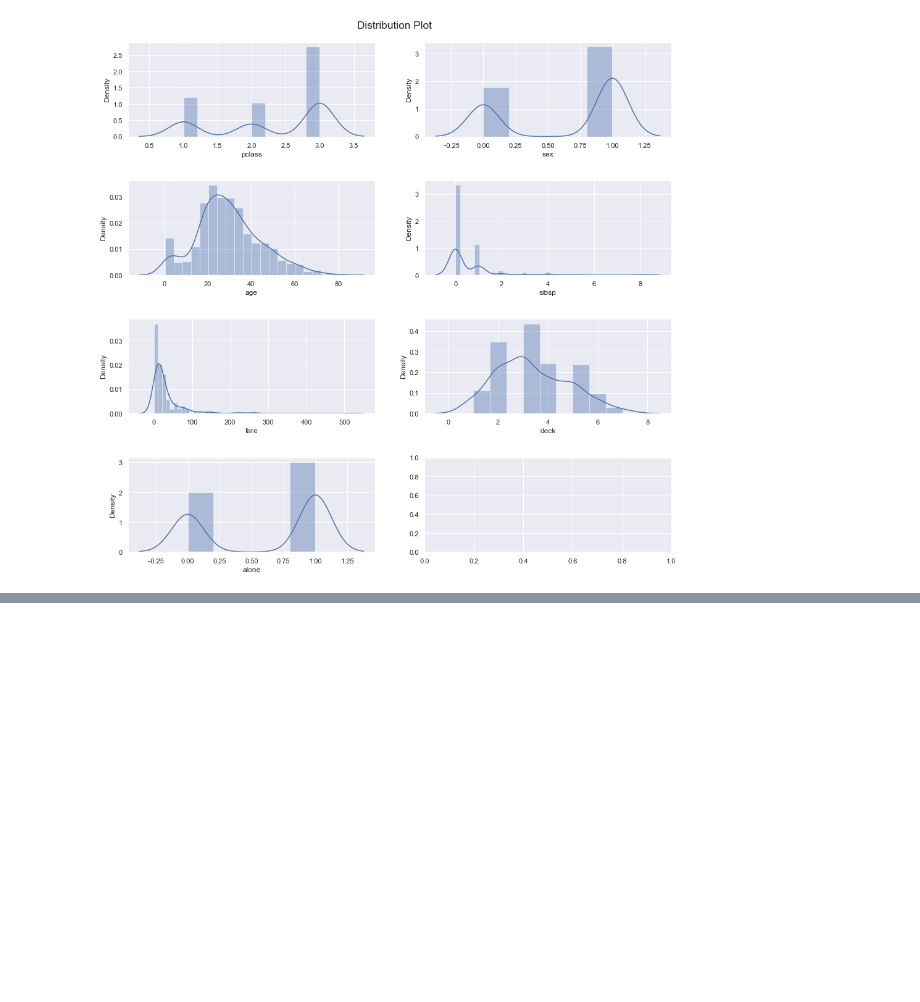
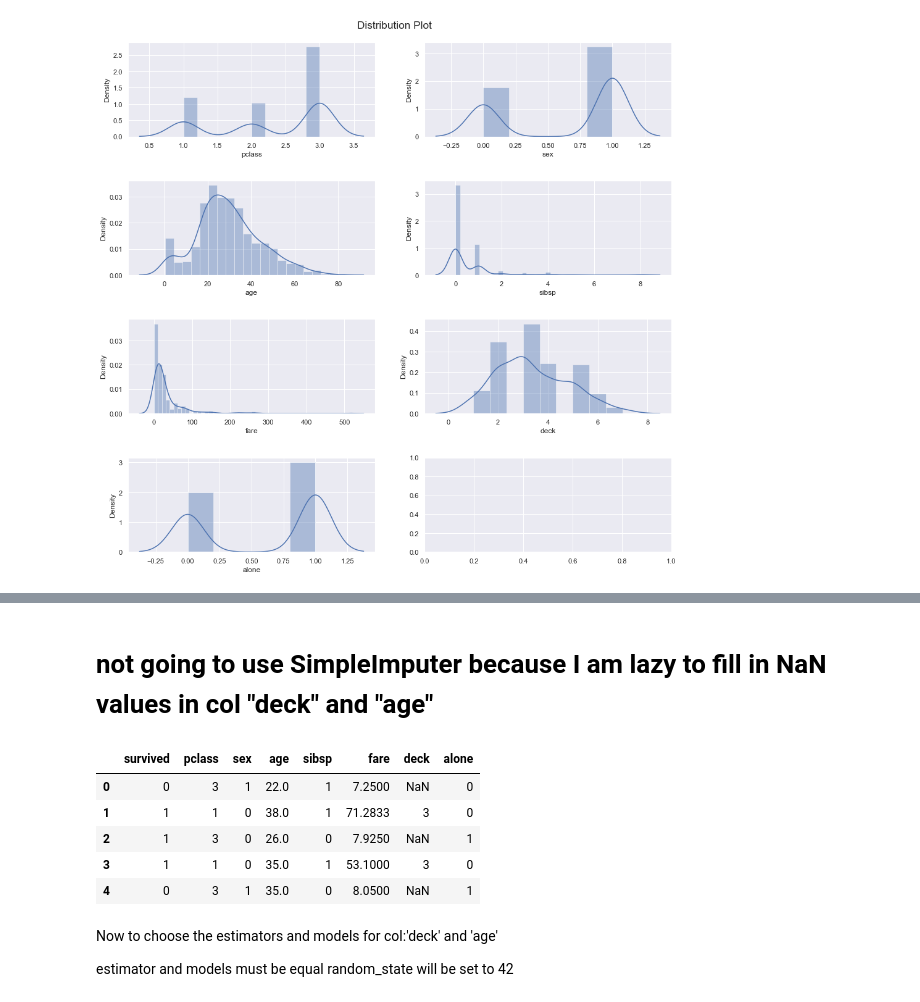
Before and after one commit to sgtcurran/classification-exercises, a Jupyter notebook: model.ipynb, the cells around one changed output, grey strips where cells are left out. Cells and saved outputs as stored; diff of their text form; code cells hidden in the pictures; blank space fills up the shorter version.

```diff
--- a/model.ipynb
+++ b/model.ipynb
@@ -225,0 +275,17 @@ dfMeanMed
+# %% [markdown]
+# not going to use SimpleImputer because I am lazy to fill in NaN values in col "deck" and "age"
+# %%
+adf = ndf.copy(deep = True)
+# %%
+adf.head()
+# %% [output]
+|  | survived | pclass | sex | age | sibsp | fare | deck | alone |
+| 0 | 0 | 3 | 1 | 22.0 | 1 | 7.2500 | NaN | 0 |
+| 1 | 1 | 1 | 0 | 38.0 | 1 | 71.2833 | 3 | 0 |
+| 2 | 1 | 3 | 0 | 26.0 | 0 | 7.9250 | NaN | 1 |
+| 3 | 1 | 1 | 0 | 35.0 | 1 | 53.1000 | 3 | 0 |
+| 4 | 0 | 3 | 1 | 35.0 | 0 | 8.0500 | NaN | 1 |
+# %% [markdown]
+Now to choose the estimators and models for col:'deck' and 'age'
+
+estimator and models must be equal random_state will be set to 42
```
Also changed, not shown: parts of 40 cells of this notebook.
